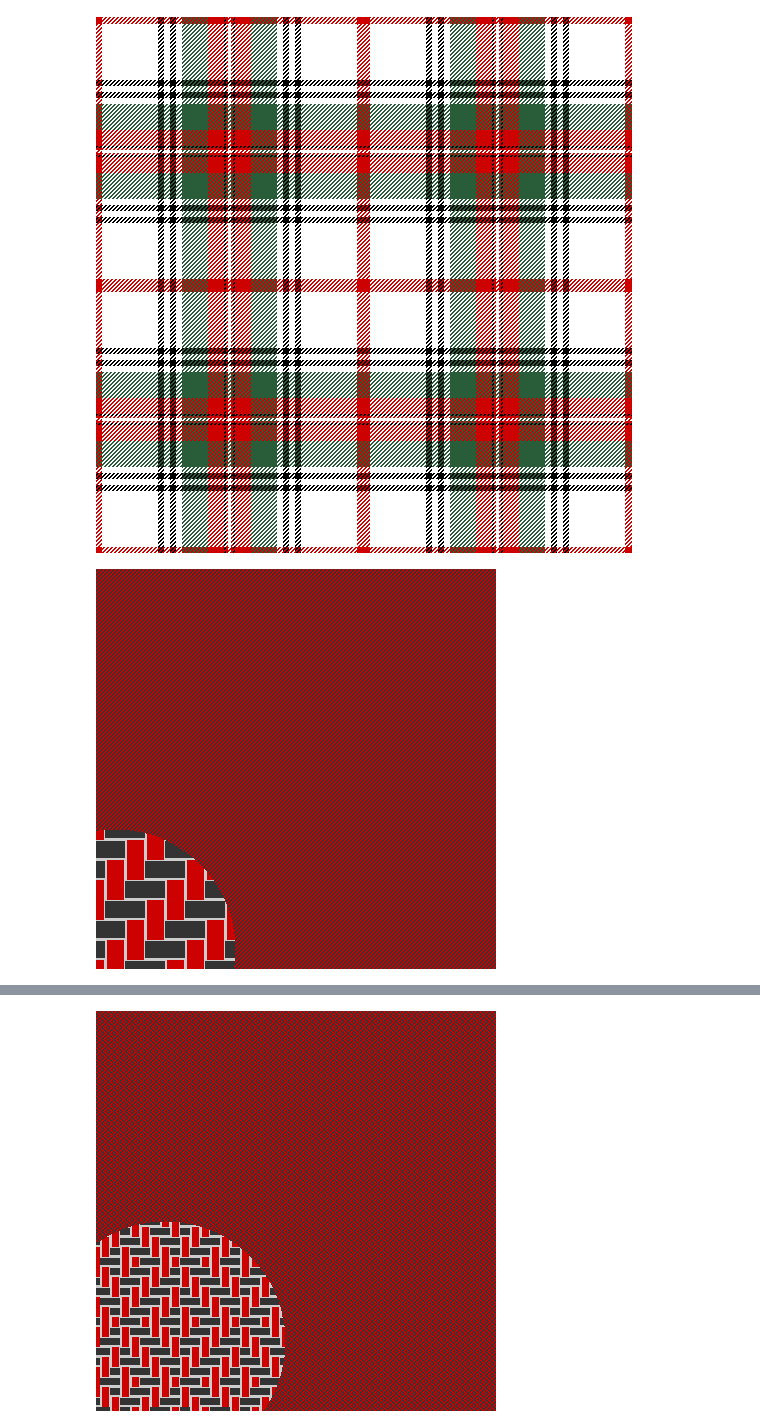
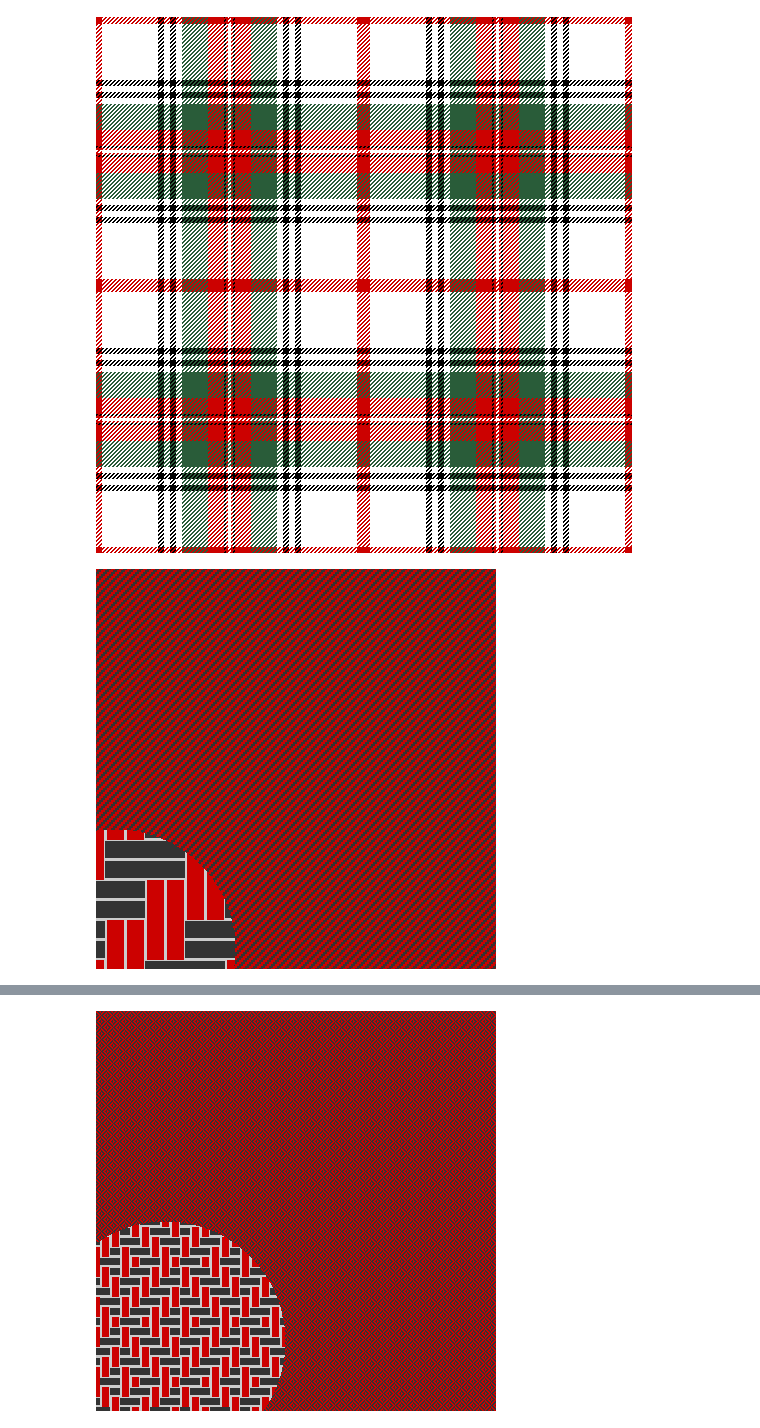
Before and after one commit to habemus-papadum/420, a Jupyter notebook: IchakDana.ipynb, the cells around one changed output, grey strips where cells are left out. Saved outputs shown, nothing was run; the diff lists cells and outputs as text; code cells hidden in the pictures.

Commit message:
Update notebook; add StaticArrays Package

```diff
--- a/IchakDana.ipynb
+++ b/IchakDana.ipynb
@@ -4,18 +4,21 @@
 ## Prelude
 #------------------------
 
-using Images, Colors, Lazy;
+using Images, Colors, Lazy, StaticArrays;
 
-## LAB is our preferred colorspace
 function LAB➜RGB(color)
-    convert(RGB{Float64}, Lab(color[1:3]...))::RGB{Float64}
+    convert(RGB{Float64}, Lab(color...))::RGB{Float64}
 end
 
-## a tiny but powerful way to generate images
-## (i,j)=(0,0) is at the bottom, left corner
+
 function createImage(shader::Function, w=400, h=400)
-    data = [LAB➜RGB(shader(i,j,w,h)) for i=1:w,j=h:-1:1]
-    Image(data; spatialorder=["x", "y"], pixelspacing=[1,1]);
+    img = Array{RGB{Float64}, 2}(undef, h, w)
+	@Threads.threads for j=h:-1:1
+		for i=1:w
+			img[h-j+1,i] = LAB➜RGB(shader(i,j,w,h))
+		end
+	end
+	img
 end
 nothing
 # %%
@@ -33,9 +36,9 @@ createImage(sweep(7))
 # %% [markdown]
 ## Warps and Wefts
 # %%
-red    = [42.5, 67.6, 56.7]
-yellow = [79.6,-18.1, 79.8]
-grey   = [21.2,  0.0,  0.0]
+red    = (42.5, 67.6, 56.7)
+yellow = (79.6,-18.1, 79.8)
+grey   = (21.2,  0.0,  0.0)
 
 createImage() do i,j,w,h
     threadCount=100
@@ -50,11 +53,11 @@ end
 # %%
 ## an infamous pattern: "ye principal clovris of ye clanne Stewart"
 ## R6 W56 Bk6 W6 Bk6 W6 g26 R16 Bk2 R2 W2
-red   = [ 42.5, 67.6, 56.7]
-white = [100.0,  0.0,  0.0]
-green = [ 35.0,-26.1, 15.1] #dark green
-black = [  0.0,  0.0,  0.0]
-stewart=[( 6, red   ) ,
+red   = ( 42.5, 67.6, 56.7)
+white = (100.0,  0.0,  0.0)
+green = ( 35.0,-26.1, 15.1) #dark green
+black = (  0.0,  0.0,  0.0)
+stewart=(( 6, red   ) ,
          (56, white ) ,
          ( 6, black ) ,
          ( 6, white ) ,
@@ -64,7 +67,7 @@ stewart=[( 6, red   ) ,
          (16, red   ) ,
          ( 2, black ) ,
          ( 2, red   ) ,
-         ( 2, white ) ,]
+         ( 2, white ) ,)
 
 function tartan(sett)
     counts   = [x[1] for x=sett]
@@ -74,7 +77,7 @@ function tartan(sett)
     (i,j,w,h) -> begin
         thread = mod(i-j,4) < 2 ? i % threadCount : j % threadCount       ## 2/2 twill
         thread = thread > threadCount/2 ? threadCount - thread : thread   ## symmetrize the pattern
-        vec(colors[findfirst(thread .<= cumCount)])           ## lookup color
+        colors[findfirst(thread .<= cumCount)]           ## lookup color
     end
 end
 
@@ -86,33 +89,35 @@ createImage(tartan(stewart),536,536)
 function weave(isWeftOnTop::Function, color::Function; threadWidth=1.0,margin=0.10, marginColor=[82.0, 0, 0])
     (i,j,w,h) -> begin
         i = i+0.5; j = j+0.5;  ##  №, I am not ☆ about this ❆
         (weftId, weftRem)  = divrem(i,threadWidth)
         (warpId, warpRem)  = divrem(j,threadWidth)
         weftOnTop = isWeftOnTop(weftId, warpId)
         remainder = weftOnTop ? weftRem : warpRem
         fraction = remainder/threadWidth
         fraction = fraction >= 0.5 ? 1.0-fraction : fraction ## symmetrize
         fraction >= margin ? color(weftOnTop,weftId,warpId) : marginColor
     end
 end
 
 ## zoom
-function zoom(shader::Function; center=[20.0,20.0], radius=120.0, scale=20.0)
+function zoom(shader::Function; center=SA[20.0,20.0], radius=120.0, scale=20.0)
     (i,j,w,h) -> begin
-        p = [i,j]
+        p = SA[i,j]
         s = norm(p-center) < radius ? scale : 1.0
         p = center + (p-center)/s
         shader(p[1], p[2],w,h)
     end
 end
 
 simpleColors(isWeftOnTop, i, j) = isWeftOnTop ?  red : grey
 twill = (i,j) -> mod(i-j,4) < 2
+widen(f, n) = (i,j) -> f(floor(Int, i/n), floor(Int, j/n))
 
 @> twill begin          ## @> is a threading macro from Lazy
+   widen(2)
    weave(simpleColors)
    zoom
    createImage
 end
 # %% [output]
-[figure, old version]
+[figure, new version]
```
Also changed, not shown: parts of 5 cells of this notebook, 2 other files.
